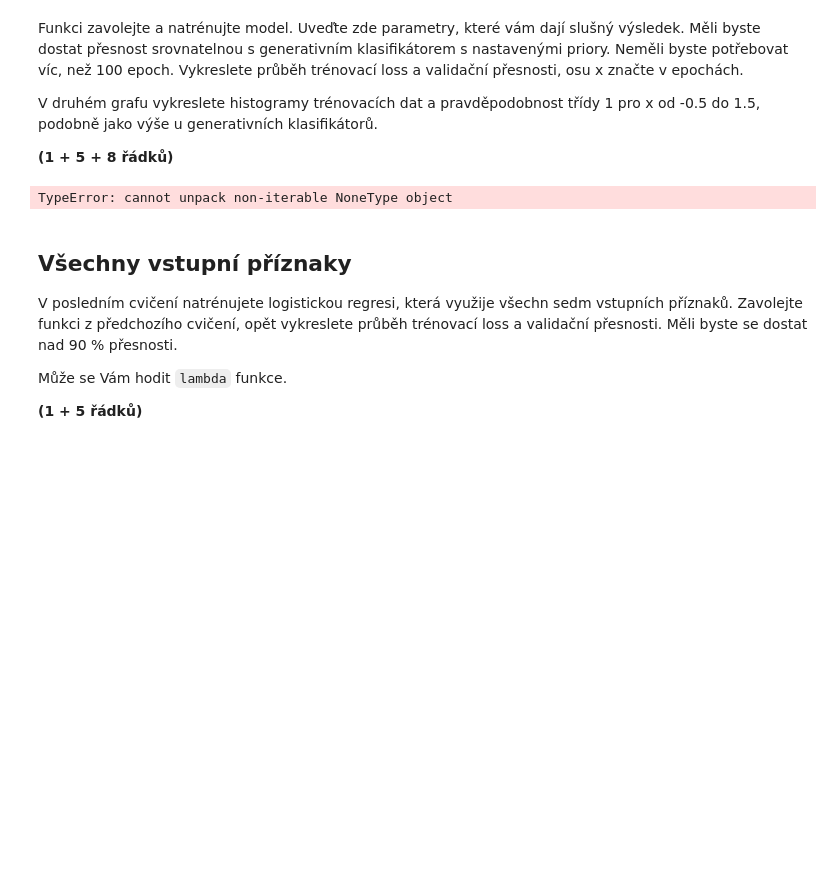
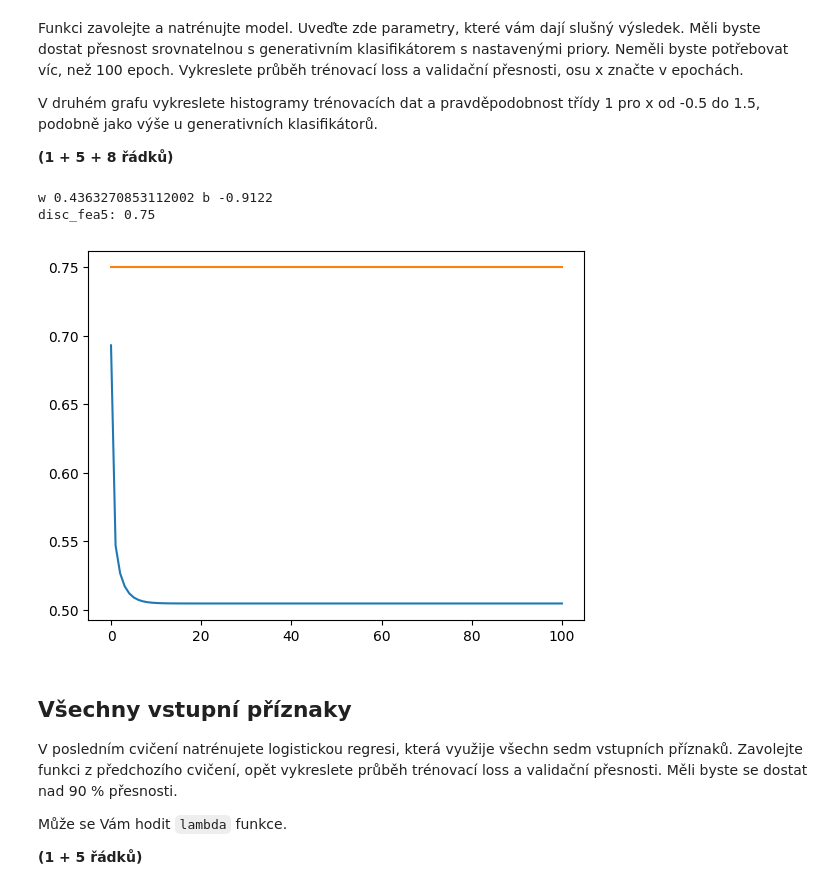
Before and after one commit to xplick04/SUI, a Jupyter notebook: proj2/zadani.ipynb, the cells around one changed output. Drawn from its saved outputs; the diff is of its cells as text; code cells hidden in the pictures; blank space fills up the shorter version.

```diff
--- a/proj2/zadani.ipynb
+++ b/proj2/zadani.ipynb
@@ -243,7 +243,7 @@ class FeatureCutter:
         self._foi = fea_id
 
     def __call__(self, x):
-        return x[:, self._foi]
+        return x[:, self._foi, np.newaxis]
 # %% [markdown]
 Dalším krokem je implementovat funkci, která model vytvoří a natrénuje.
 Jejím výstupem bude (1) natrénovaný model, (2) průběh trénovací loss a (3) průběh validační přesnosti.
@@ -255,18 +255,3 @@ Pro výpočet validační přesnosti využijte funkci `evaluate()`.
 Oba průběhy vracejte jako obyčejné seznamy.
 
 **(cca 11 řádků)**
-# %%
-def train_logistic_regression(nb_epochs, lr, in_dim, fea_preprocessor):
-    model = LogisticRegressionNumpy(in_dim)
-    best_model = copy.deepcopy(model)
-    losses = []
-    accuracies = []
-
-    train_X = fea_preprocessor(train_dataset.xs)
-    print(train_X)
-    train_t = train_dataset.targets
-
-    for i in range(420):
-
-
-    return best_model, losses, accuracies
@@ -281,15 +303,24 @@ V druhém grafu vykreslete histogramy trénovacích dat a pravděpodobnost tří
 
 **(1 + 5 + 8 řádků)**
 # %%
-disc_fea5, losses, accuracies = None
+n = 100
+
+disc_fea5, losses, accuracies = train_logistic_regression(n, 0.0004, 1, FeatureCutter(FOI))
+ep = np.linspace(0, n, n)
+
+
+plt.plot(ep, losses)
+plt.plot(ep, accuracies)
 
 pass
 print('w', disc_fea5.w.item(), 'b', disc_fea5.b.item())
 
 pass
 print('disc_fea5:', evaluate(disc_fea5, val_dataset.xs[:, FOI][:, np.newaxis], val_dataset.targets))
 # %% [output]
-TypeError: cannot unpack non-iterable NoneType object
+w 0.4363270853112002 b -0.9122
+disc_fea5: 0.75
+[figure, added]
 # %% [markdown]
 ## Všechny vstupní příznaky
 V posledním cvičení natrénujete logistickou regresi, která využije všechn sedm vstupních příznaků.
```
Also changed, not shown: parts of 2 cells of this notebook.
